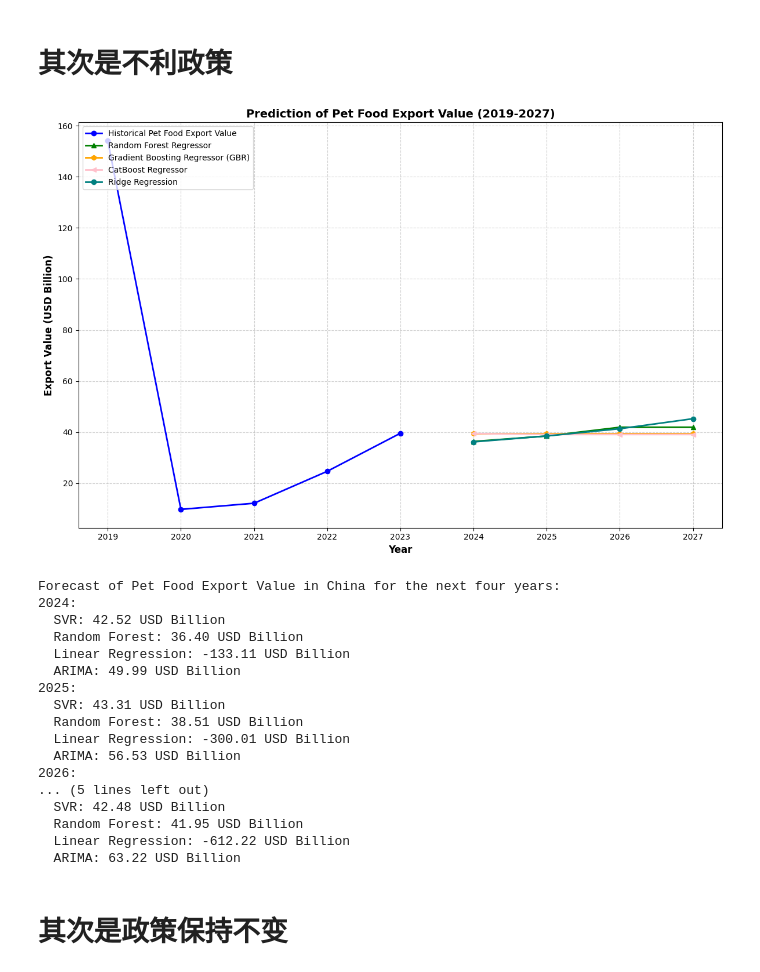
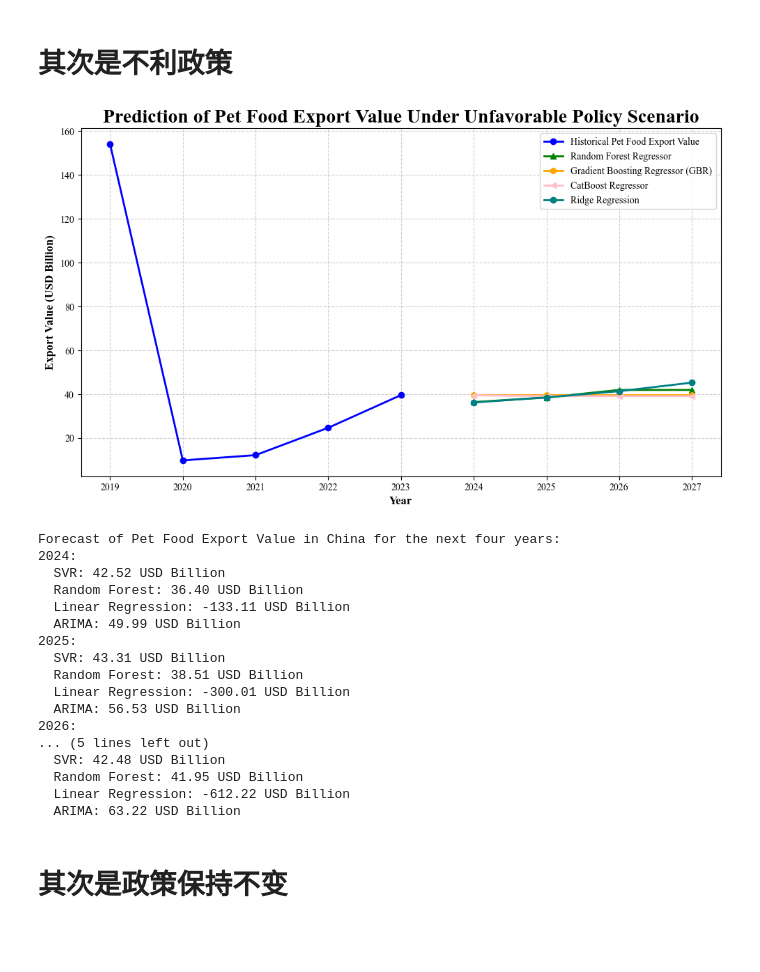
Before and after one commit to purpyviolet/APMCM_2024_C, a Jupyter notebook: Question4.ipynb, the cells around one changed output. Drawn from its saved outputs; the diff is of its cells as text; code cells hidden in the pictures; blank space fills up the shorter version.

```diff
--- a/Question4.ipynb
+++ b/Question4.ipynb
@@ -5,7 +5,8 @@ import numpy as np
 import pandas as pd
 import matplotlib.pyplot as plt
 import seaborn as sns
-
+plt.rcParams['font.sans-serif'] = ['Times New Roman']  # 使用Times New Roman字体
+plt.rcParams['axes.unicode_minus'] = False  # 正确显示负号
 # 1. Data Definition
 years = np.array([2019, 2020, 2021, 2022, 2023])
 
@@ -54,7 +55,7 @@ print(corr_matrix)
 # 3. Visualize Correlation Matrix with Heatmap
 plt.figure(figsize=(12, 10))
 sns.heatmap(corr_matrix, annot=True, cmap='coolwarm', linewidths=0.5)
-plt.title('Correlation Matrix for Chinese Pet Food Industry Factors')
+plt.title('Correlation Matrix for Chinese Pet Food Industry Factors', fontsize=20, fontweight='bold')
 plt.show()
 
 # 4. Analysis and Summary
@@ -155,6 +156,8 @@ from sklearn.linear_model import LinearRegression
 from sklearn.preprocessing import StandardScaler
 from statsmodels.tsa.arima.model import ARIMA
 from sklearn.linear_model import Ridge, Lasso
+plt.rcParams['font.sans-serif'] = ['Times New Roman']  # 使用Times New Roman字体
+plt.rcParams['axes.unicode_minus'] = False  # 正确显示负号
 
 # 1. Data Definition
 years = np.array([2019, 2020, 2021, 2022, 2023])
@@ -439,7 +442,7 @@ pet_food_export_value_catboost_future = catboost_export_model.predict(gdp_future
 pet_food_export_value_ridge_future = ridge_export_model.predict(gdp_future_features_scaled)
 
 # Visualization of prediction results
-plt.figure(figsize=(12, 8))
+plt.figure(figsize=(10, 6))
 
 # Historical Pet Food Export Value
 plt.plot(years, pet_food_export_value, '-o', label='Historical Pet Food Export Value', linewidth=2, markersize=6, color='b')
@@ -461,36 +464,36 @@ plt.plot(years_future, pet_food_export_value_gbr_future, '-h', label='Gradient B
 
 # XGBoost Regressor prediction
 #plt.plot(years_future, pet_food_export_value_xgb_future, '-p', label='XGBoost Regressor', linewidth=2, markersize=6, color='purple')
 
 # LightGBM Regressor prediction
 # plt.plot(years_future, pet_food_export_value_lgb_future, '-v', label='LightGBM Regressor', linewidth=2, markersize=6, color='brown')
 
 # CatBoost Regressor prediction
 plt.plot(years_future, pet_food_export_value_catboost_future, '-<', label='CatBoost Regressor', linewidth=2, markersize=6, color='pink')
 
 # Ridge prediction
 plt.plot(years_future, pet_food_export_value_ridge_future, '-o', label='Ridge Regression', linewidth=2, markersize=6, color='teal')
 
 # Plot settings
-plt.title('Prediction of Pet Food Export Value (2019-2027)', fontsize=14, fontweight='bold')
+plt.title('Prediction of Pet Food Export Value Under Unfavorable Policy Scenario', fontsize=20, fontweight='bold')
 plt.xlabel('Year', fontsize=12, fontweight='bold')
 plt.ylabel('Export Value (USD Billion)', fontsize=12, fontweight='bold')
-plt.legend(fontsize=10, loc='upper left')
+plt.legend(fontsize=10, loc='upper right')
 plt.grid(True, linestyle='--', alpha=0.6)
 
 plt.tight_layout()
 plt.show()
 
 # Print forecast results
 print('Forecast of Pet Food Export Value in China for the next four years:')
 for i in range(len(years_future)):
     print(f'{years_future[i]}:')
     print(f'  SVR: {pet_food_export_value_svr_future[i]:.2f} USD Billion')
     print(f'  Random Forest: {pet_food_export_value_rf_future[i]:.2f} USD Billion')
     print(f'  Linear Regression: {pet_food_export_value_lr_future[i]:.2f} USD Billion')
     print(f'  ARIMA: {pet_food_export_value_arima_future[i]:.2f} USD Billion')
 # %% [output]
-[figure, old version]
+[figure, new version]
 Forecast of Pet Food Export Value in China for the next four years:
 2024:
   SVR: 42.52 USD Billion
```
Also changed, not shown: parts of 3 cells of this notebook, 17 other files.
